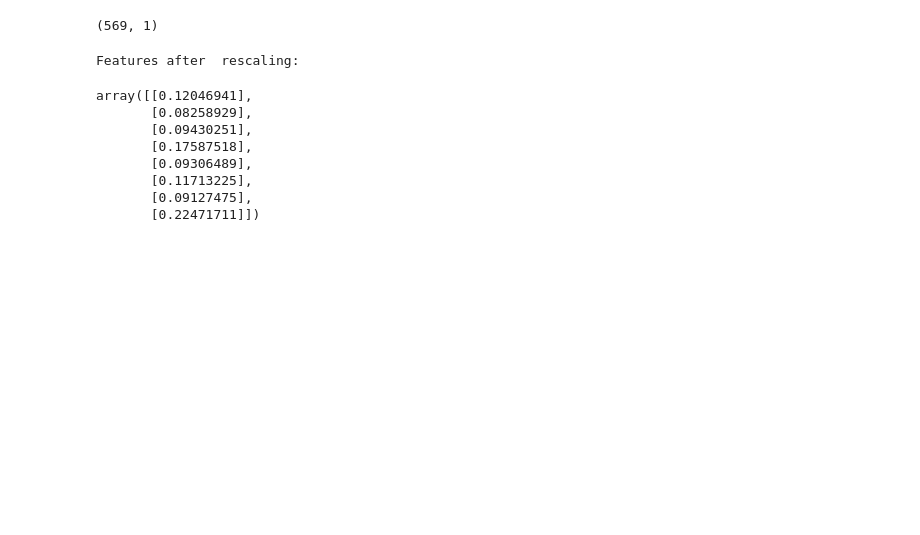
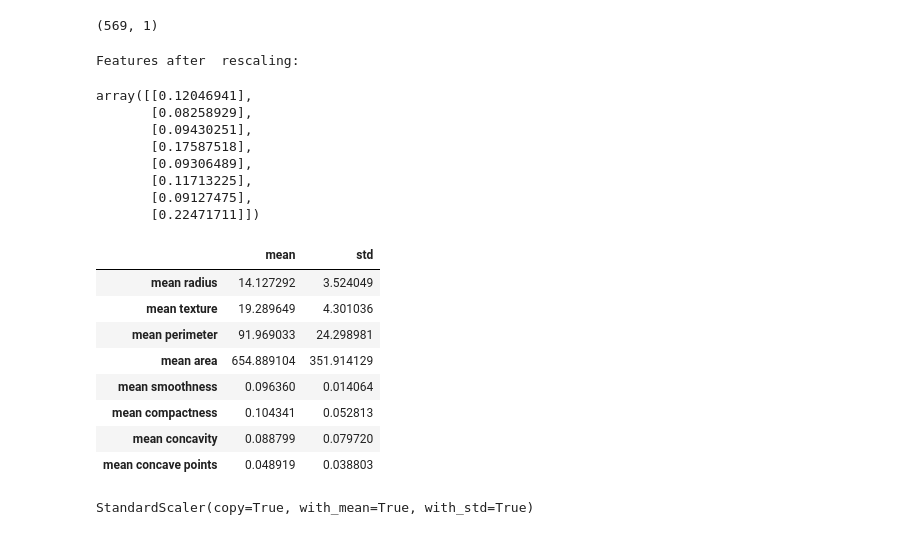
Before and after one commit to anjali88/Basic-ML-, a Jupyter notebook: Pushpanjali_Banik_Scikit_learn.ipynb, the cells around one changed output. Saved outputs shown, nothing was run; the diff lists cells and outputs as text; code cells hidden in the pictures; blank space fills up the shorter version.

```diff
--- a/Pushpanjali_Banik_Scikit_learn.ipynb
+++ b/Pushpanjali_Banik_Scikit_learn.ipynb
@@ -91,3 +91,31 @@ array([[0.12046941],
        [0.11713225],
        [0.09127475],
        [0.22471711]])
+# %%
+#standardising rescale features so that they are normally distributed. with a mean of 0 and std. deviation of 1
+#import appropriate library
+from sklearn.preprocessing import StandardScaler
+
+#transform all features in dataset, look at it before transformation
+mean_std = pd.DataFrame(data={'mean':class_X.mean(), 'std':class_X.std()})
+
+#call dataframe
+mean_std[0:8]
+# %% [output]
+|  | mean | std |
+| mean radius | 14.127292 | 3.524049 |
+| mean texture | 19.289649 | 4.301036 |
+| mean perimeter | 91.969033 | 24.298981 |
+| mean area | 654.889104 | 351.914129 |
+| mean smoothness | 0.096360 | 0.014064 |
+| mean compactness | 0.104341 | 0.052813 |
+| mean concavity | 0.088799 | 0.079720 |
+| mean concave points | 0.048919 | 0.038803 |
+# %%
+#create scaler
+scaler = StandardScaler()
+
+#fit the scaler - this calculates the min and max values of the dates
+scaler.fit(class_X)
+# %% [output]
+StandardScaler(copy=True, with_mean=True, with_std=True)
```
Also changed, not shown: parts of 15 cells of this notebook.
